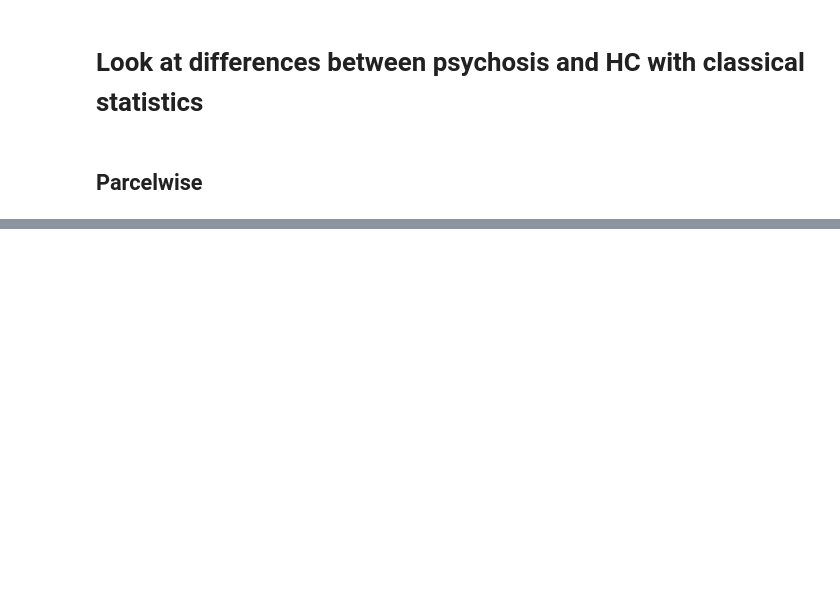
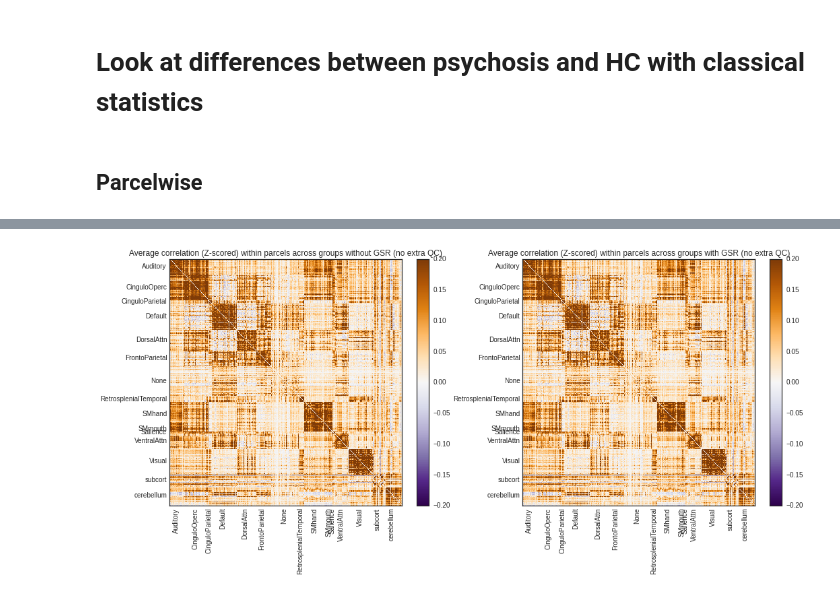
Before and after one commit to jokedurnez/Psychosis, a Jupyter notebook: 05_connectome_group/03_notebooks/evaluate_correlations_parcelwise.ipynb, the cells around one changed output, grey strips where cells are left out. Cells and saved outputs as stored; diff of their text form; code cells hidden in the pictures; blank space fills up the shorter version.

```diff
--- a/05_connectome_group/03_notebooks/evaluate_correlations_parcelwise.ipynb
+++ b/05_connectome_group/03_notebooks/evaluate_correlations_parcelwise.ipynb
@@ -48,13 +119,14 @@ connectomes = connectomes[:,:,QAid]
 # %% [markdown]
 ### Prepare labels and functions for connectome figures
 # %%
-def gordon_figure(correlation,limits,labelnames,title):
+def gordon_figure(correlation,limits,labelnames,title,ax=None):
+    if ax == None:
+        fig = plt.figure(figsize=(6, 5), dpi= 100, facecolor='w', edgecolor='k')
+        ax = fig.add_subplot(111)
     unique_labels = np.unique(labelnames)
     labels_num = [np.where(unique_labels==x)[0].tolist()[0] for val,x in enumerate(labelnames)]
     major_ticks = [np.min(np.where(np.array(labels_num)==x))-1 for x in range(len(np.unique(labelnames)))]
     minor_ticks = [np.mean(np.where(np.array(labels_num)==x))-1 for x in range(len(np.unique(labelnames)))]
-    fig = plt.figure(figsize=(6, 5), dpi= 100, facecolor='w', edgecolor='k')
-    ax = fig.add_subplot(111)
     ax1 = ax.imshow(correlation,cmap = "PuOr_r",vmin=limits[0],vmax=limits[1],aspect='auto',interpolation='nearest')
     ax.set_title(title)
     ax.set_xticks(major_ticks,minor=False)
@@ -75,0 +179,23 @@ The figure below shows a comparison of the distribution of T-values with or with
+# %%
+mncor = np.mean(connectomes,axis=2)
+mncor = mncor[:,order]
+mncor = mncor[order,:]
+
+fig = plt.figure(figsize=(15, 7), dpi= 100, facecolor='w', edgecolor='k')
+ax1 = fig.add_subplot(121)
+gordon_figure(mncor,
+              limits=[-0.2,0.2],
+              labelnames=labelnames,
+              title="Average correlation (Z-scored) within parcels across groups without GSR (no extra QC)", ax=ax1)
+
+mncor_gsr = np.mean(connectomes_gsr,axis=2)
+mncor_gsr = mncor_gsr[:,order]
+mncor_gsr = mncor_gsr[order,:]
+
+ax2 = fig.add_subplot(122)
+gordon_figure(mncor,
+              limits=[-0.2,0.2],
+              labelnames=labelnames,
+              title="Average correlation (Z-scored) within parcels across groups with GSR (no extra QC)",ax=ax2)
+# %% [output]
+[figure, added]
```
Also changed, not shown: parts of 27 cells of this notebook.
